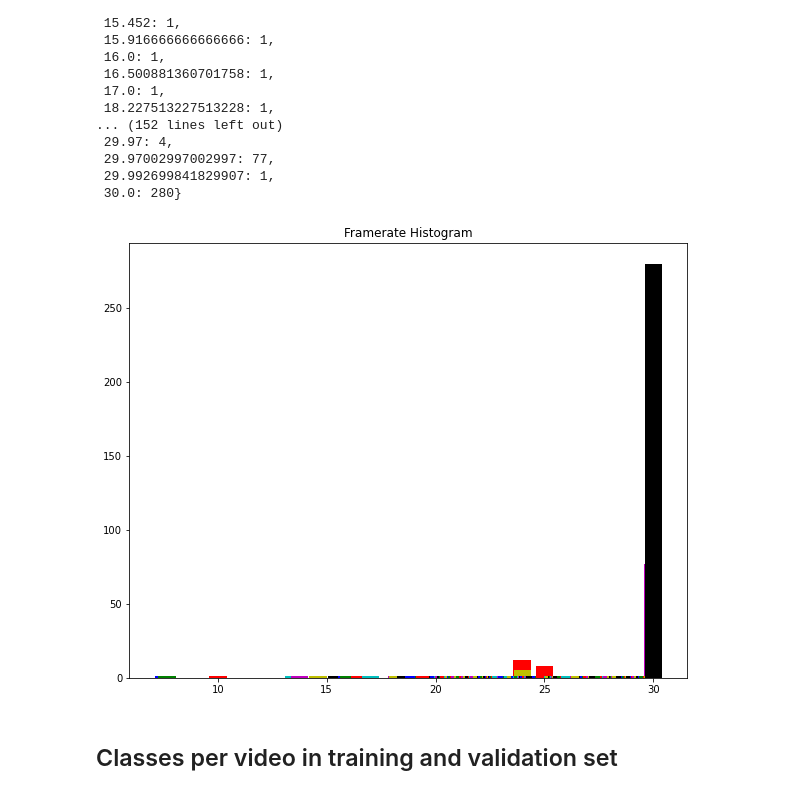
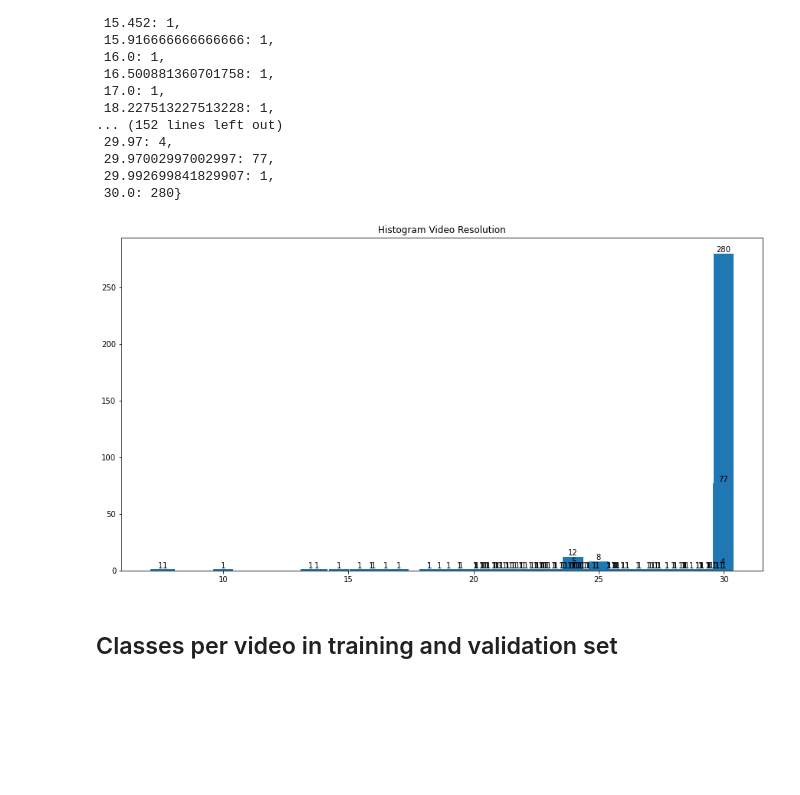
Before and after one commit to ion-elgreco/thesis-FER, a Jupyter notebook: EDA_Aff-Wild2.ipynb, the cells around one changed output. Drawn from its saved outputs; the diff is of its cells as text; code cells hidden in the pictures; blank space fills up the shorter version.

Commit message:
Added some more plots

```diff
--- a/EDA_Aff-Wild2.ipynb
+++ b/EDA_Aff-Wild2.ipynb
@@ -282,9 +282,9 @@ fig, axes = plt.subplots(figsize=(15,8))
 ax1=axes.bar(AW2_res_dist.keys(), AW2_res_dist.values())
 axes.set_title('Histogram Video Resolution')
 plt.xticks(rotation=45, ha='right')
-for rect, value in zip(ax1, percentages.values()):
-            height = rect.get_height()
-            plt.text(rect.get_x() + rect.get_width()/2, height, f'{height}' , ha='center', va='bottom');
+for rect in ax1:
+    height = rect.get_height()
+    plt.text(rect.get_x() + rect.get_width()/2, height, f'{height}' , ha='center', va='bottom');
 # %% [output]
 [figure]
 # %% [markdown]
@@ -324,17 +324,14 @@ AW2_framerates_dist
  29.992699841829907: 1,
  30.0: 280}
 # %%
-AW2_distplotter(AW2_framerates_dist,"Framerate Histogram", False)
-
 fig, axes = plt.subplots(figsize=(15,8))
 ax1=axes.bar(AW2_framerates_dist.keys(), AW2_framerates_dist.values())
 axes.set_title('Histogram Video Resolution')
-plt.xticks(rotation=45, ha='right')
-for rect, value in zip(ax1, percentages.values()):
-            height = rect.get_height()
-            plt.text(rect.get_x() + rect.get_width()/2, height, f'{height}' , ha='center', va='bottom');
+for rect in ax1:
+    height = rect.get_height()
+    plt.text(rect.get_x() + rect.get_width()/2, height, f'{height}' , ha='center', va='bottom');
 # %% [output]
-[figure, old version]
+[figure, new version]
 # %% [markdown]
 ## Classes per video in training and validation set ##
 # %%
```
Also changed, not shown: parts of 3 cells of this notebook.
